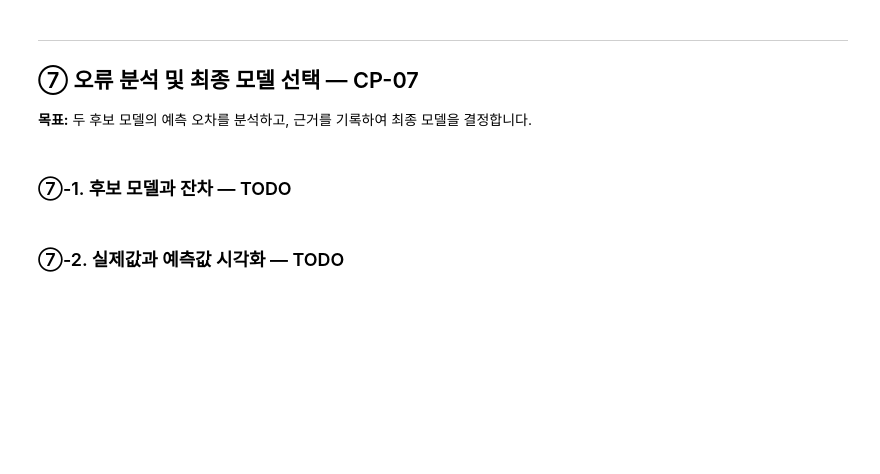
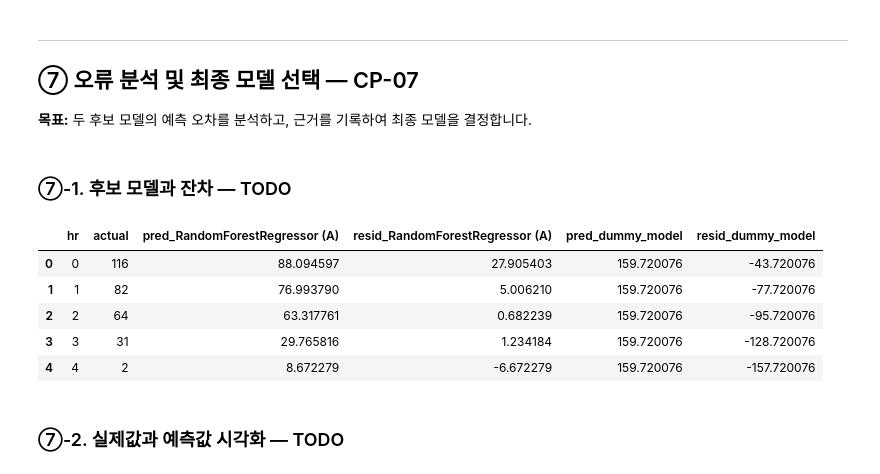
Before and after one commit to jeon87946/ai-mini-projects, a Jupyter notebook: mini-project-01/code/01_regression_bike_demand.ipynb, the cells around one changed output. Cells and saved outputs as stored; diff of their text form; code cells hidden in the pictures; blank space fills up the shorter version.

```diff
--- a/mini-project-01/code/01_regression_bike_demand.ipynb
+++ b/mini-project-01/code/01_regression_bike_demand.ipynb
@@ -598,22 +598,31 @@ display(results_df.round(3))
 # %%
 # TODO 7-1. results_df를 검토하여 오류 분석할 후보 모델 2개를 선택합니다.
 # tree_models, rf_models 또는 앞서 학습한 모델 객체를 활용합니다.
 candidates = {
     # "후보 이름": 학습된 모델 객체
+    "RandomForestRegressor (A)": rf_models["A"], ##MAE가 가장 낮은 모델
+    "dummy_model": dummy_model  ##MAE가 가장 높은 모델
 }
 
 # [공통] 실제값과 시간대 DataFrame
 pred_df = pd.DataFrame({
     "hr": X_valid["hr"].values,
     "actual": y_valid.values,
 })
 
 # TODO 7-2. 각 모델의 Validation 예측값과 잔차를 계산합니다.
 for name, model in candidates.items():
-    pred_df[f"pred_{name}"] = ...
-    pred_df[f"resid_{name}"] = ...
+    pred_df[f"pred_{name}"] = model.predict(X_valid) ##검증
+    pred_df[f"resid_{name}"] = pred_df["actual"] - pred_df[f"pred_{name}"]
 
 display(pred_df.head())
+# %% [output]
+|  | hr | actual | pred_RandomForestRegressor (A) | resid_RandomForestRegressor (A) | pred_dummy_model | resid_dummy_model |
+| 0 | 0 | 116 | 88.094597 | 27.905403 | 159.720076 | -43.720076 |
+| 1 | 1 | 82 | 76.993790 | 5.006210 | 159.720076 | -77.720076 |
+| 2 | 2 | 64 | 63.317761 | 0.682239 | 159.720076 | -95.720076 |
+| 3 | 3 | 31 | 29.765816 | 1.234184 | 159.720076 | -128.720076 |
+| 4 | 4 | 2 | 8.672279 | -6.672279 | 159.720076 | -157.720076 |
 # %% [markdown]
 ### ⑦-2. 실제값과 예측값 시각화 — TODO
 # %%
```
Also changed, not shown: parts of 4 cells of this notebook.
